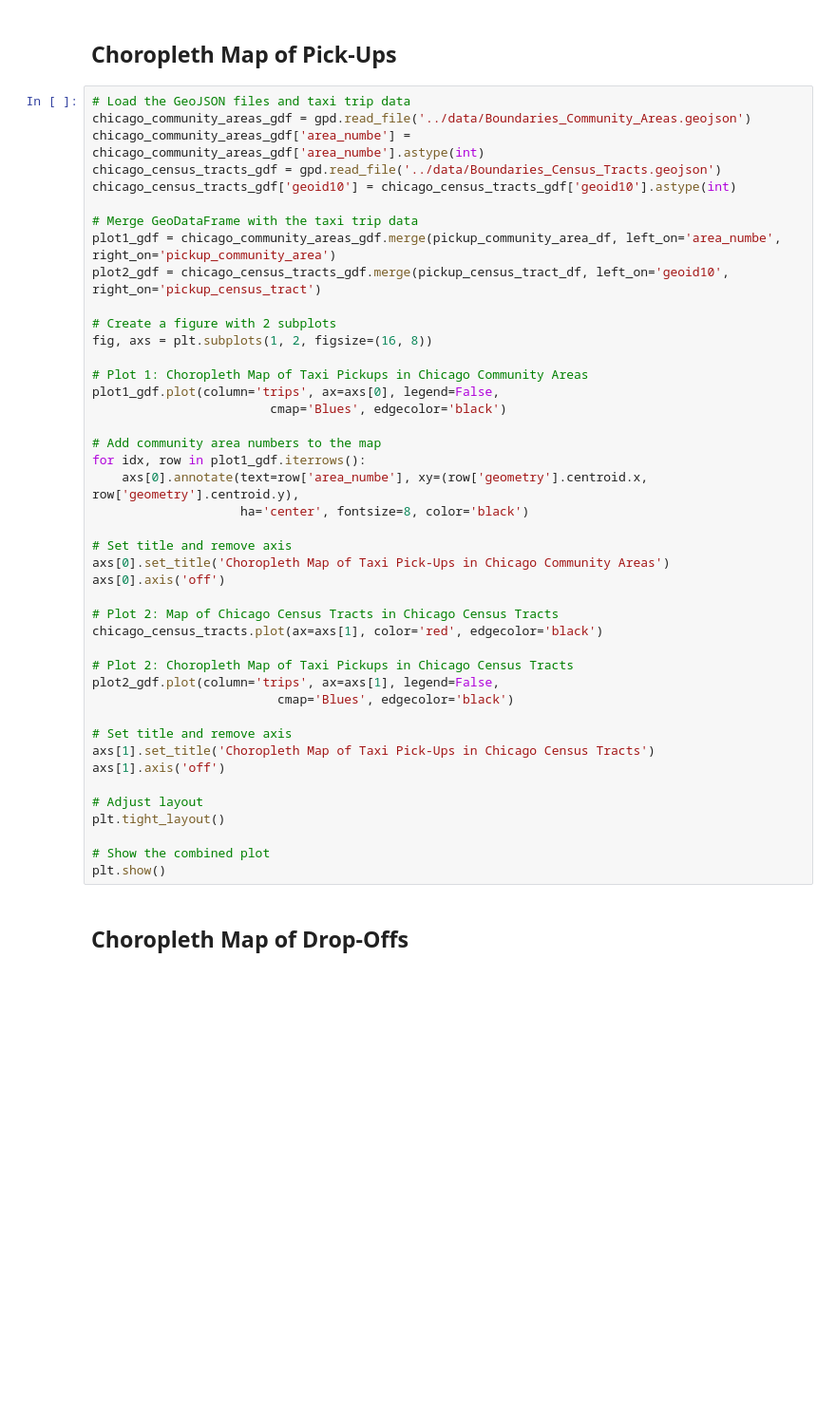
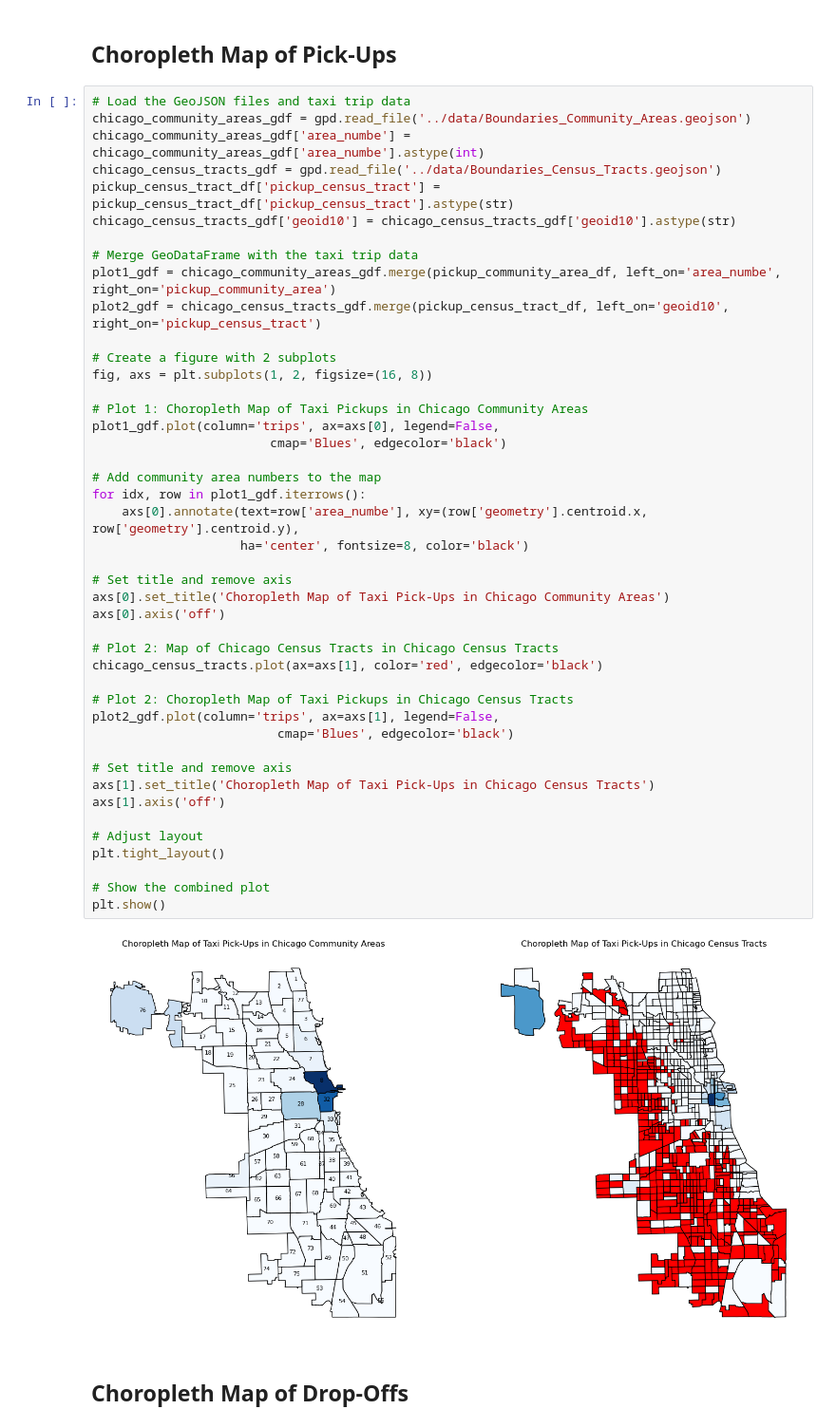
Before and after one commit to ltempfli/AAA-AIbertus-Magnus, a Jupyter notebook: tasks/02_Descriptive_Analytics.ipynb, the cells around one changed output. Shown at 95% size. Saved outputs shown, nothing was run; the diff lists cells and outputs as text; blank space fills up the shorter version.

```diff
--- a/tasks/02_Descriptive_Analytics.ipynb
+++ b/tasks/02_Descriptive_Analytics.ipynb
@@ -241,7 +167,8 @@ pci_df
 chicago_community_areas_gdf = gpd.read_file('../data/Boundaries_Community_Areas.geojson')
 chicago_community_areas_gdf['area_numbe'] = chicago_community_areas_gdf['area_numbe'].astype(int)
 chicago_census_tracts_gdf = gpd.read_file('../data/Boundaries_Census_Tracts.geojson')
-chicago_census_tracts_gdf['geoid10'] = chicago_census_tracts_gdf['geoid10'].astype(int)
+pickup_census_tract_df['pickup_census_tract'] = pickup_census_tract_df['pickup_census_tract'].astype(str)
+chicago_census_tracts_gdf['geoid10'] = chicago_census_tracts_gdf['geoid10'].astype(str)
 
 # Merge GeoDataFrame with the taxi trip data
 plot1_gdf = chicago_community_areas_gdf.merge(pickup_community_area_df, left_on='area_numbe', right_on='pickup_community_area')
@@ -252,33 +179,35 @@ fig, axs = plt.subplots(1, 2, figsize=(16, 8))
 
 # Plot 1: Choropleth Map of Taxi Pickups in Chicago Community Areas
 plot1_gdf.plot(column='trips', ax=axs[0], legend=False,
                         cmap='Blues', edgecolor='black')
 
 # Add community area numbers to the map
 for idx, row in plot1_gdf.iterrows():
     axs[0].annotate(text=row['area_numbe'], xy=(row['geometry'].centroid.x, row['geometry'].centroid.y),
                     ha='center', fontsize=8, color='black')
 
 # Set title and remove axis
 axs[0].set_title('Choropleth Map of Taxi Pick-Ups in Chicago Community Areas')
 axs[0].axis('off')
 
 # Plot 2: Map of Chicago Census Tracts in Chicago Census Tracts
 chicago_census_tracts.plot(ax=axs[1], color='red', edgecolor='black')
 
 # Plot 2: Choropleth Map of Taxi Pickups in Chicago Census Tracts
 plot2_gdf.plot(column='trips', ax=axs[1], legend=False,
                          cmap='Blues', edgecolor='black')
 
 # Set title and remove axis
 axs[1].set_title('Choropleth Map of Taxi Pick-Ups in Chicago Census Tracts')
 axs[1].axis('off')
 
 # Adjust layout
 plt.tight_layout()
 
 # Show the combined plot
 plt.show()
+# %% [output]
+[figure, added]
 # %% [markdown]
 ## Choropleth Map of Drop-Offs
 # %%
```
Also changed, not shown: parts of 16 cells of this notebook, 1 other file.
